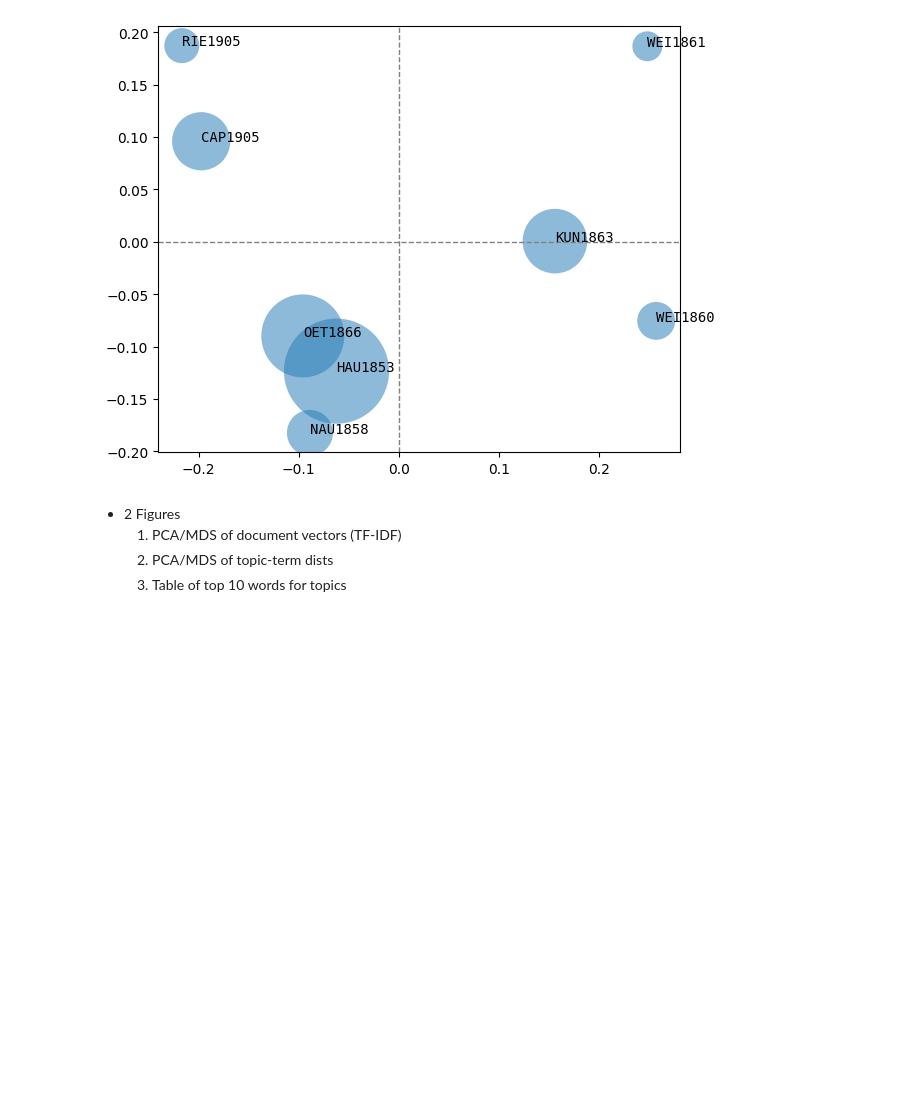
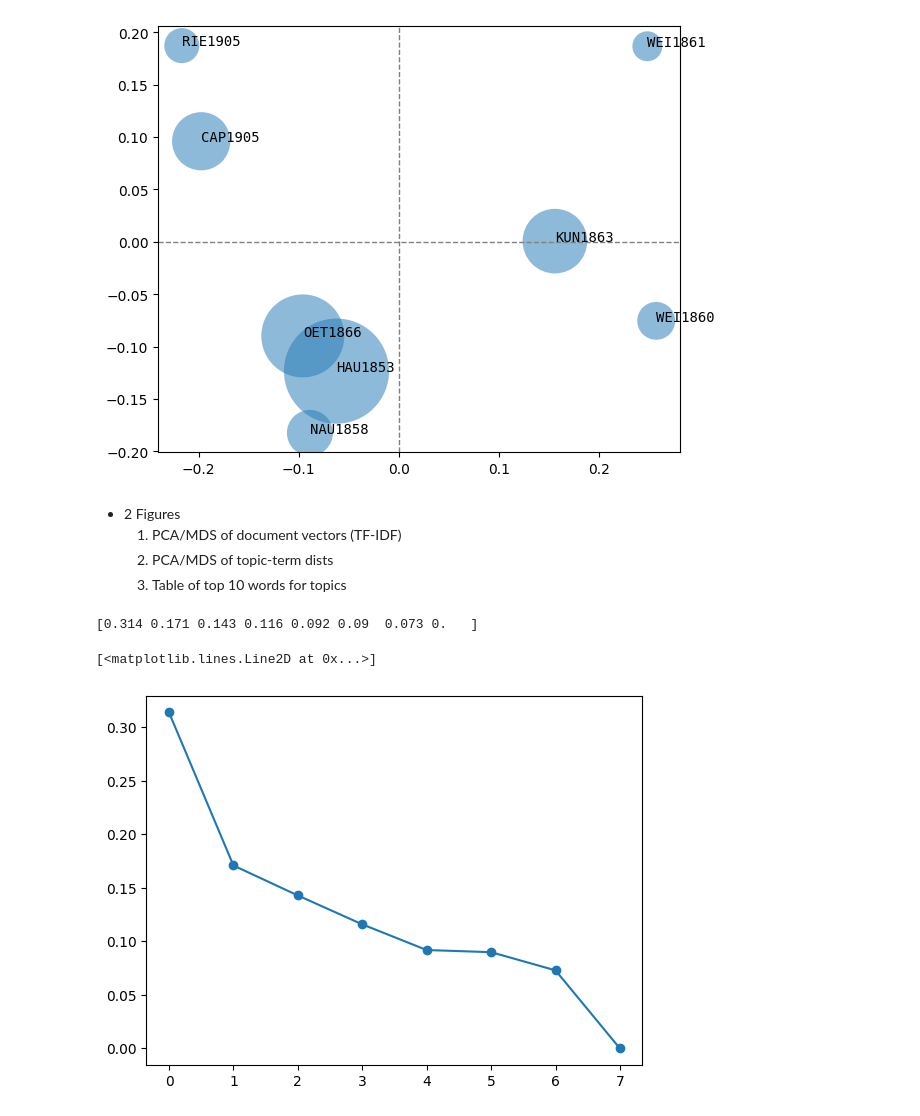
Before and after one commit to DCMLab/ddd, a Jupyter notebook: text_stats.ipynb, the cells around one changed output. Saved outputs shown, nothing was run; the diff lists cells and outputs as text; code cells hidden in the pictures; blank space fills up the shorter version.

```diff
--- a/text_stats.ipynb
+++ b/text_stats.ipynb
@@ -346,7 +346,7 @@ for file in file_list:
 # %%
 Y = vectorizer.fit_transform(raw_texts).todense()
 # %%
-pca = PCA(n_components=2).fit(Y)
+pca = PCA(n_components=8).fit(Y)
 data2D = pca.transform(Y)
 # %%
 text_lengths = [ len(t)/100 for t in raw_texts ]
@@ -366,3 +366,10 @@ plt.savefig('tfidf.png')
     1. PCA/MDS of document vectors (TF-IDF)
     2. PCA/MDS of topic-term dists
     3. Table of top 10 words for topics
+# %%
+print(pca.explained_variance_ratio_.round(3))
+plt.plot(pca.explained_variance_ratio_.round(3), marker="o")
+# %% [output]
+[0.314 0.171 0.143 0.116 0.092 0.09  0.073 0.   ]
+[<matplotlib.lines.Line2D at 0x...>]
+[figure, added]
```
Also changed, not shown: parts of 5 cells of this notebook, 11 other files.
